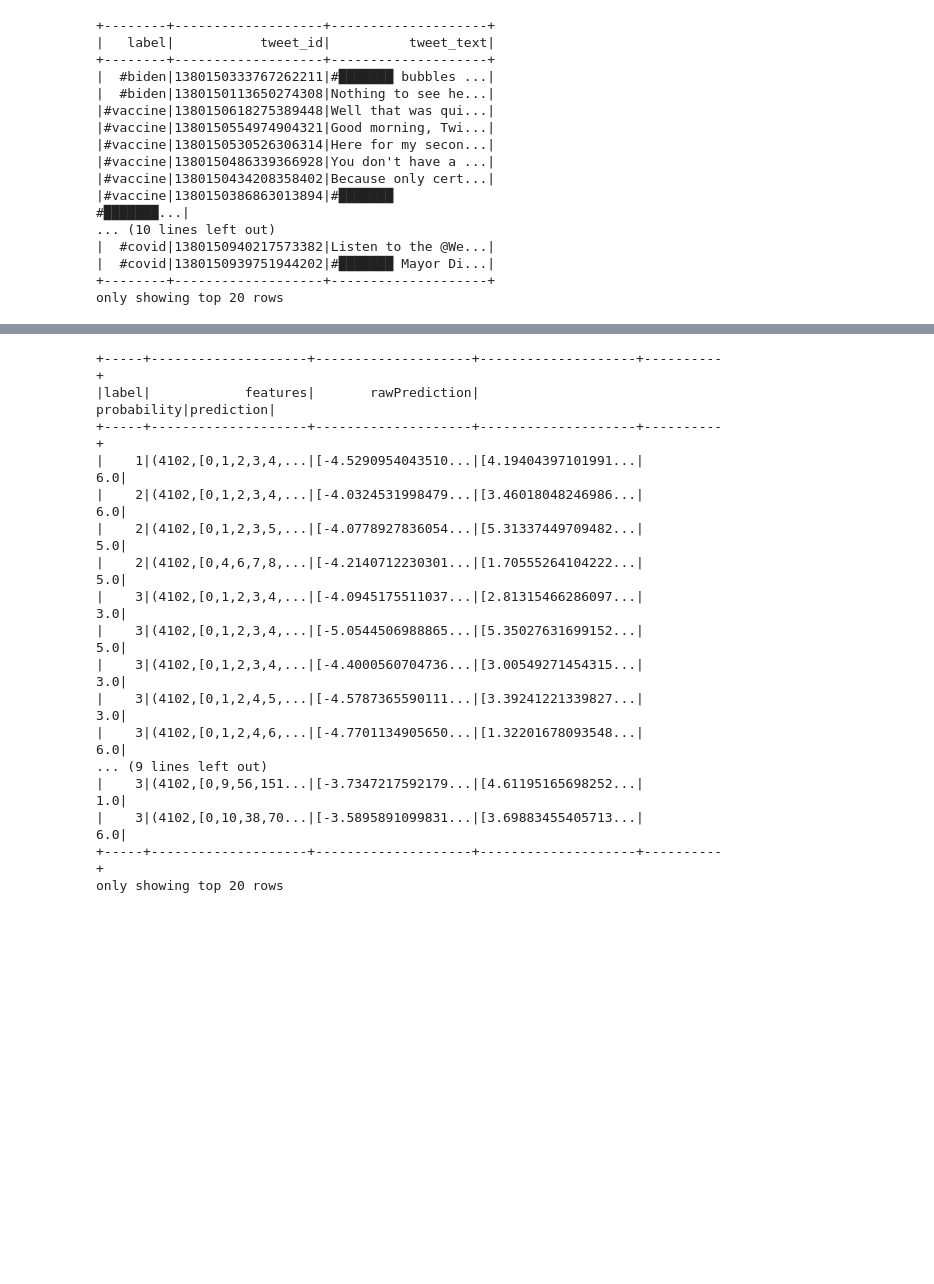
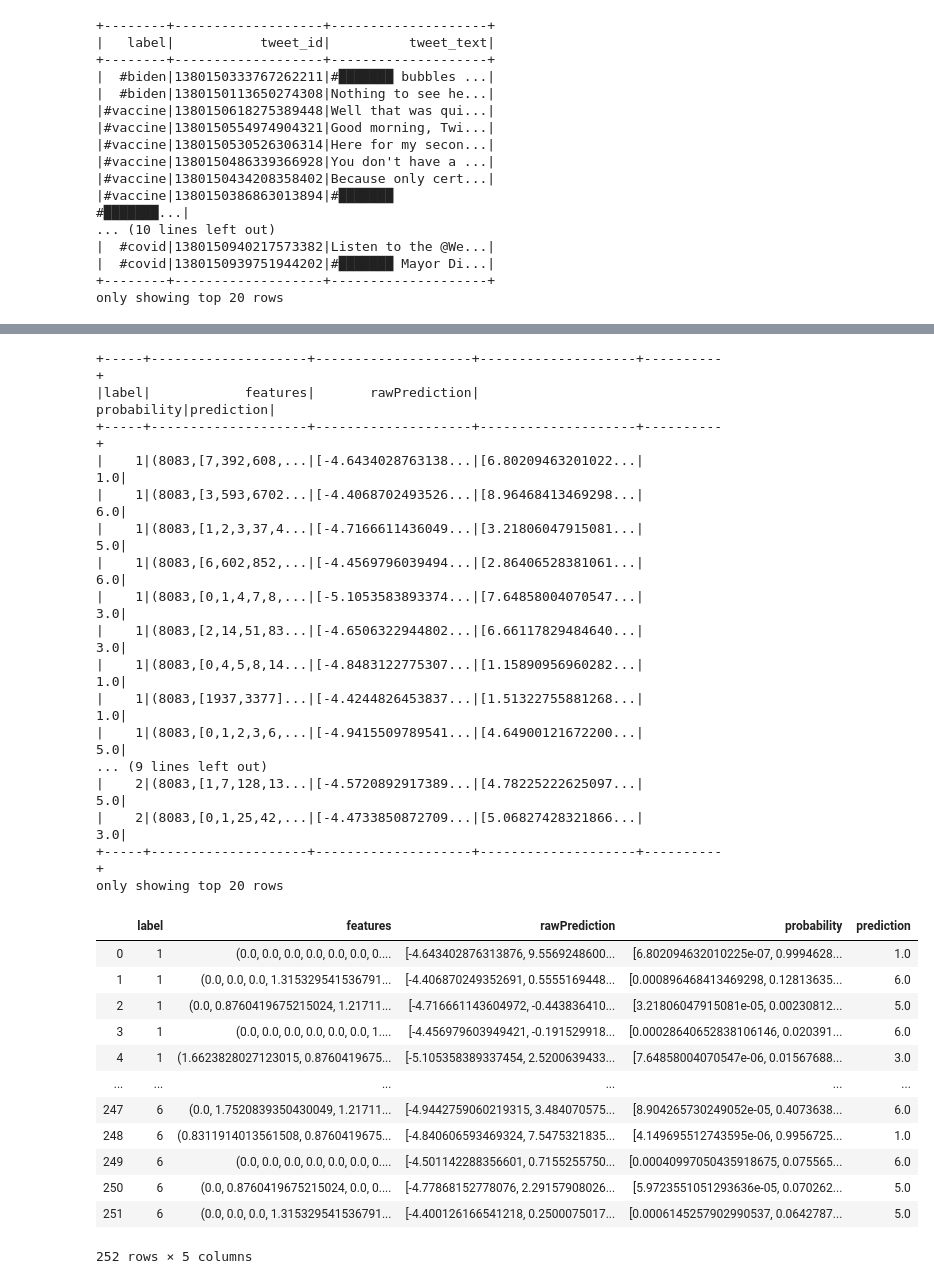
Before and after one commit to PIPCE/Advanced-Analytics-in-Business, a Jupyter notebook: Assignment 3/code_id_idf/predictive_model_constructor.ipynb, the cells around one changed output, grey strips where cells are left out. Saved outputs shown, nothing was run; the diff lists cells and outputs as text; code cells hidden in the pictures; blank space fills up the shorter version.

```diff
--- a/Assignment 3/code_id_idf/predictive_model_constructor.ipynb
+++ b/Assignment 3/code_id_idf/predictive_model_constructor.ipynb
@@ -137,16 +206,21 @@ only showing top 20 rows
 # %%
 idf = IDF(inputCol="count_vectors", outputCol="features")
-idf_model = idf.fit(data_count_vectors)
-idf_data = idf_model.transform(data_count_vectors)
+idf_model = idf.fit(data_count_vectors_train)
+idf_data_train = idf_model.transform(data_count_vectors_train)
+idf_data_test = idf_model.transform(data_count_vectors_test)
 
-preprocessed_data = idf_data.select("label", "features")
-preprocessed_data = preprocessed_data.withColumn("label", preprocessed_data["label"].cast(IntegerType()))
-preprocessed_data.show()
+preprocessed_data_train = idf_data_train.select("label", "features")
+preprocessed_data_train = preprocessed_data_train.withColumn("label", preprocessed_data_train["label"].cast(IntegerType()))
+preprocessed_data_train.show()
 
-train_set, test_set = preprocessed_data.randomSplit([0.75,0.25],0)
 
-#pandas_df = preprocessed_data.toPandas()
-#print(pandas_df)
+preprocessed_data_test = idf_data_test.select("label", "features")
+preprocessed_data_test = preprocessed_data_test.withColumn("label", preprocessed_data_test["label"].cast(IntegerType()))
+preprocessed_data_test.show()
+
+
+preproc_df = preprocessed_data_test.toPandas()
+print(preproc_df)
 # %% [output]
 +-----+--------------------+
 |label|            features|
@@ -173,12 +247,12 @@ import numpy as np
 
 log_model = LogisticRegression(maxIter = 100)
 #elasticnetPar = 0 : ridge , elasticnetPar = 1 : lasso  regpar = lambda
-grid = ParamGridBuilder().addGrid(log_model.regParam, np.linspace(0, 100,5)).addGrid(log_model.elasticNetParam, [1]).build()
+grid = ParamGridBuilder().addGrid(log_model.regParam, np.linspace(0, 5,10)).addGrid(log_model.elasticNetParam, [1]).build()
 cross_val = CrossValidator(estimator=log_model,
                           estimatorParamMaps=grid,
                           evaluator=MulticlassClassificationEvaluator(),
                           numFolds= 2)
-cross_val = cross_val.fit(train_set)
+cross_val = cross_val.fit(preprocessed_data_train)
 # %%
 best_model = cross_val.bestModel
 print(best_model)
@@ -187,22 +261,37 @@ LogisticRegressionModel: uid=LogisticRegression_7ad9eebcf013, numClasses=7, numF
 # %%
-pred = best_model.transform(test_set)
+pred = best_model.transform(preprocessed_data_test)
 pred.show()
+pd_pred = pred.toPandas()
+display(pd_pred)
 # %% [output]
 +-----+--------------------+--------------------+--------------------+----------+
 |label|            features|       rawPrediction|         probability|prediction|
 +-----+--------------------+--------------------+--------------------+----------+
-|    1|(4102,[0,1,2,3,4,...|[-4.5290954043510...|[4.19404397101991...|       6.0|
-|    2|(4102,[0,1,2,3,4,...|[-4.0324531998479...|[3.46018048246986...|       6.0|
-|    2|(4102,[0,1,2,3,5,...|[-4.0778927836054...|[5.31337449709482...|       5.0|
-|    2|(4102,[0,4,6,7,8,...|[-4.2140712230301...|[1.70555264104222...|       5.0|
-|    3|(4102,[0,1,2,3,4,...|[-4.0945175511037...|[2.81315466286097...|       3.0|
-|    3|(4102,[0,1,2,3,4,...|[-5.0544506988865...|[5.35027631699152...|       5.0|
-|    3|(4102,[0,1,2,3,4,...|[-4.4000560704736...|[3.00549271454315...|       3.0|
-|    3|(4102,[0,1,2,4,5,...|[-4.5787365590111...|[3.39241221339827...|       3.0|
-|    3|(4102,[0,1,2,4,6,...|[-4.7701134905650...|[1.32201678093548...|       6.0|
+|    1|(8083,[7,392,608,...|[-4.6434028763138...|[6.80209463201022...|       1.0|
+|    1|(8083,[3,593,6702...|[-4.4068702493526...|[8.96468413469298...|       6.0|
+|    1|(8083,[1,2,3,37,4...|[-4.7166611436049...|[3.21806047915081...|       5.0|
+|    1|(8083,[6,602,852,...|[-4.4569796039494...|[2.86406528381061...|       6.0|
+|    1|(8083,[0,1,4,7,8,...|[-5.1053583893374...|[7.64858004070547...|       3.0|
+|    1|(8083,[2,14,51,83...|[-4.6506322944802...|[6.66117829484640...|       3.0|
+|    1|(8083,[0,4,5,8,14...|[-4.8483122775307...|[1.15890956960282...|       1.0|
+|    1|(8083,[1937,3377]...|[-4.4244826453837...|[1.51322755881268...|       1.0|
+|    1|(8083,[0,1,2,3,6,...|[-4.9415509789541...|[4.64900121672200...|       5.0|
 ... (9 lines left out)
-|    3|(4102,[0,9,56,151...|[-3.7347217592179...|[4.61195165698252...|       1.0|
-|    3|(4102,[0,10,38,70...|[-3.5895891099831...|[3.69883455405713...|       6.0|
+|    2|(8083,[1,7,128,13...|[-4.5720892917389...|[4.78225222625097...|       5.0|
+|    2|(8083,[0,1,25,42,...|[-4.4733850872709...|[5.06827428321866...|       3.0|
 +-----+--------------------+--------------------+--------------------+----------+
 only showing top 20 rows
+|  | label | features | rawPrediction | probability | prediction |
+| 0 | 1 | (0.0, 0.0, 0.0, 0.0, 0.0, 0.0, 0.... | [-4.643402876313876, 9.5569248600... | [6.802094632010225e-07, 0.9994628... | 1.0 |
+| 1 | 1 | (0.0, 0.0, 0.0, 1.315329541536791... | [-4.406870249352691, 0.5555169448... | [0.000896468413469298, 0.12813635... | 6.0 |
+| 2 | 1 | (0.0, 0.8760419675215024, 1.21711... | [-4.716661143604972, -0.443836410... | [3.21806047915081e-05, 0.00230812... | 5.0 |
+| 3 | 1 | (0.0, 0.0, 0.0, 0.0, 0.0, 0.0, 1.... | [-4.456979603949421, -0.191529918... | [0.00028640652838106146, 0.020391... | 6.0 |
+| 4 | 1 | (1.6623828027123015, 0.8760419675... | [-5.105358389337454, 2.5200639433... | [7.64858004070547e-06, 0.01567688... | 3.0 |
+| ... | ... | ... | ... | ... | ... |
+| 247 | 6 | (0.0, 1.7520839350430049, 1.21711... | [-4.9442759060219315, 3.484070575... | [8.904265730249052e-05, 0.4073638... | 6.0 |
+| 248 | 6 | (0.8311914013561508, 0.8760419675... | [-4.840606593469324, 7.5475321835... | [4.149695512743595e-06, 0.9956725... | 1.0 |
+| 249 | 6 | (0.0, 0.0, 0.0, 0.0, 0.0, 0.0, 0.... | [-4.501142288356601, 0.7155255750... | [0.00040997050435918675, 0.075565... | 6.0 |
+| 250 | 6 | (0.0, 0.8760419675215024, 0.0, 0.... | [-4.77868152778076, 2.29157908026... | [5.9723551051293636e-05, 0.070262... | 5.0 |
+| 251 | 6 | (0.0, 0.0, 0.0, 1.315329541536791... | [-4.400126166541218, 0.2500075017... | [0.0006145257902990537, 0.0642787... | 5.0 |
+252 rows × 5 columns
 # %%
```
Also changed, not shown: parts of 11 cells of this notebook, 1 other file.
